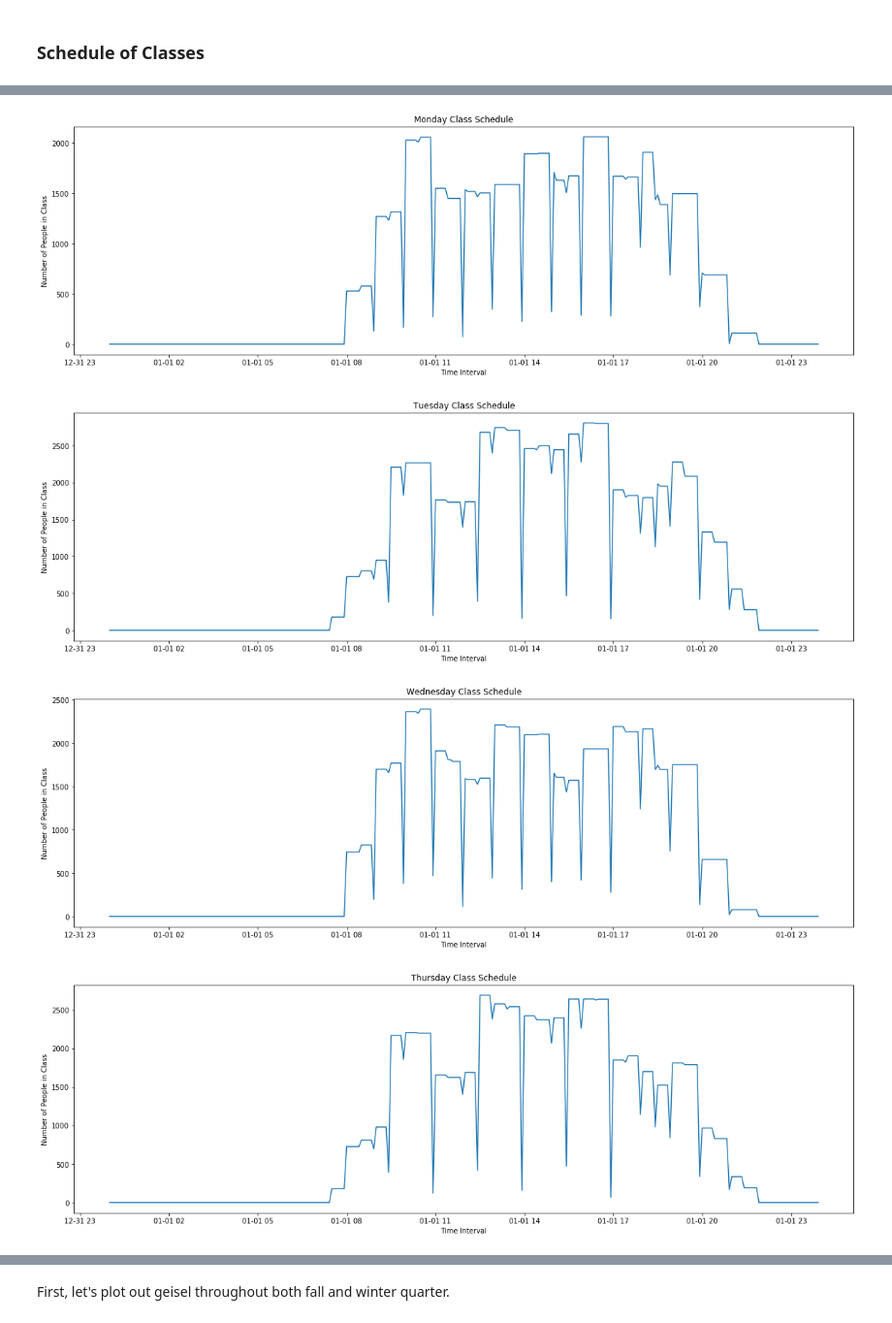
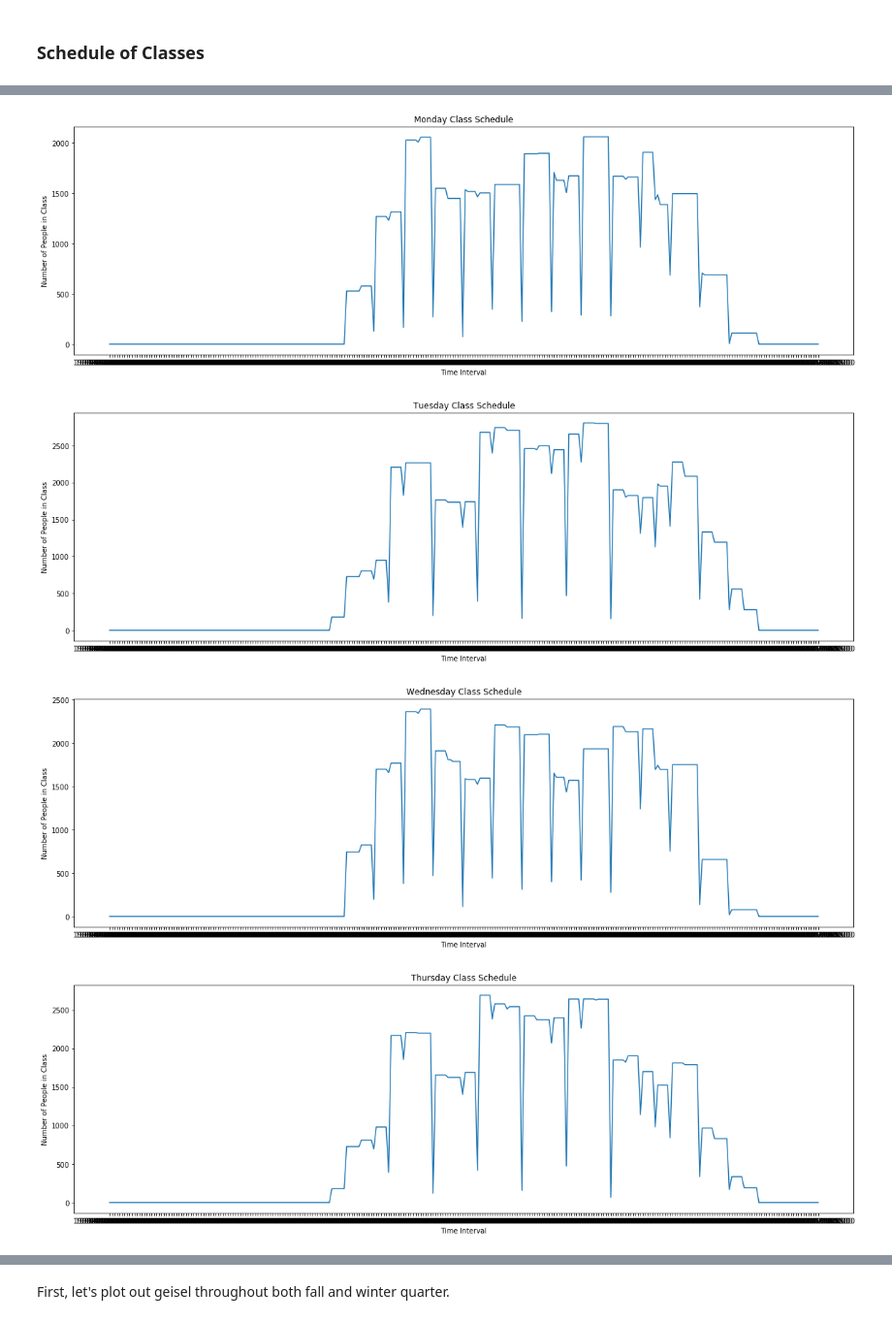
Before and after one commit to kelvinluime/Pr_059, a Jupyter notebook: FinalProject.ipynb, the cells around one changed output, grey strips where cells are left out. Shown at 97% size. Saved outputs shown, nothing was run; the diff lists cells and outputs as text; code cells hidden in the pictures.

```diff
--- a/FinalProject.ipynb
+++ b/FinalProject.ipynb
@@ -856,57 +1007,43 @@ while current_time != end_time:
 # %%
-time_interval = pd.date_range("1900-01-01 00:00:00", "1900-01-01 23:55:00", freq="5min")
-new_df_m = pd.DataFrame()
-new_df_m['time'] = time_interval
-new_df_m['number_of_people'] = sum_m
-new_df_m.set_index('time', inplace=True)
+# Firstly, we load the processed csv files into data frames.
+monday_class_schedule_df = pd.read_csv('data/monday_class_schedule.csv')
+tuesday_class_schedule_df = pd.read_csv('data/tuesday_class_schedule.csv')
+wednesday_class_schedule_df = pd.read_csv('data/wednesday_class_schedule.csv')
+thursday_class_schedule_df = pd.read_csv('data/thursday_class_schedule.csv')
+friday_class_schedule_df = pd.read_csv('data/friday_class_schedule.csv')
 
-new_df_t = pd.DataFrame()
-new_df_t['time'] = time_interval
-new_df_t['number_of_people'] = sum_t
-new_df_t.set_index('time', inplace=True)
-
-new_df_w = pd.DataFrame()
-new_df_w['time'] = time_interval
-new_df_w['number_of_people'] = sum_w
-new_df_w.set_index('time', inplace=True)
-
-new_df_r = pd.DataFrame()
-new_df_r['time'] = time_interval
-new_df_r['number_of_people'] = sum_r
-new_df_r.set_index('time', inplace=True)
-
-new_df_f = pd.DataFrame()
-new_df_f['time'] = time_interval
-new_df_f['number_of_people'] = sum_f
-new_df_f.set_index('time', inplace=True)
-
-plt.plot(new_df_m)
+# Then we plot them for each day of the week
+plt.plot(monday_class_schedule_df['Time_Stamp'], monday_class_schedule_df['Number_of_People'])
 plt.ylabel('Number of People in Class')
 plt.xlabel('Time Interval')
 plt.title('Monday Class Schedule')
 plt.show()
-plt.plot(new_df_t)
+
+plt.plot(tuesday_class_schedule_df['Time_Stamp'], tuesday_class_schedule_df['Number_of_People'])
 plt.ylabel('Number of People in Class')
 plt.xlabel('Time Interval')
 plt.title('Tuesday Class Schedule')
 plt.show()
-plt.plot(new_df_w)
+
+plt.plot(wednesday_class_schedule_df['Time_Stamp'], wednesday_class_schedule_df['Number_of_People'])
 plt.ylabel('Number of People in Class')
 plt.xlabel('Time Interval')
 plt.title('Wednesday Class Schedule')
 plt.show()
-plt.plot(new_df_r)
+
+plt.plot(thursday_class_schedule_df['Time_Stamp'], thursday_class_schedule_df['Number_of_People'])
 plt.ylabel('Number of People in Class')
 plt.xlabel('Time Interval')
 plt.title('Thursday Class Schedule')
 plt.show()
-plt.plot(new_df_f)
+
+plt.plot(friday_class_schedule_df['Time_Stamp'], friday_class_schedule_df['Number_of_People'])
 plt.ylabel('Number of People in Class')
 plt.xlabel('Time Interval')
 plt.title('Friday Class Schedule')
 plt.show()
 # %% [output]
-[figure, old version]
+[figure, new version]
-[figure, old version]
+[figure, new version]
-[figure, old version]
+[figure, new version]
-[figure, old version]
+[figure, new version]
```
Also changed, not shown: parts of 35 cells of this notebook, 10 other files.
